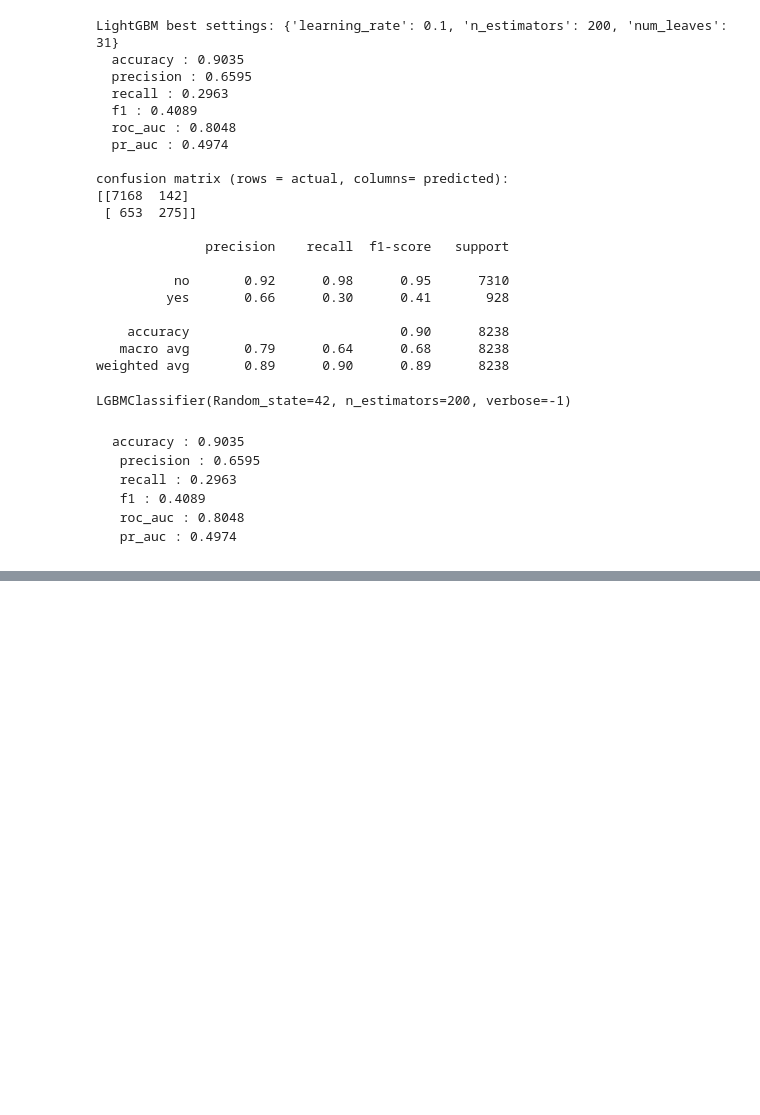
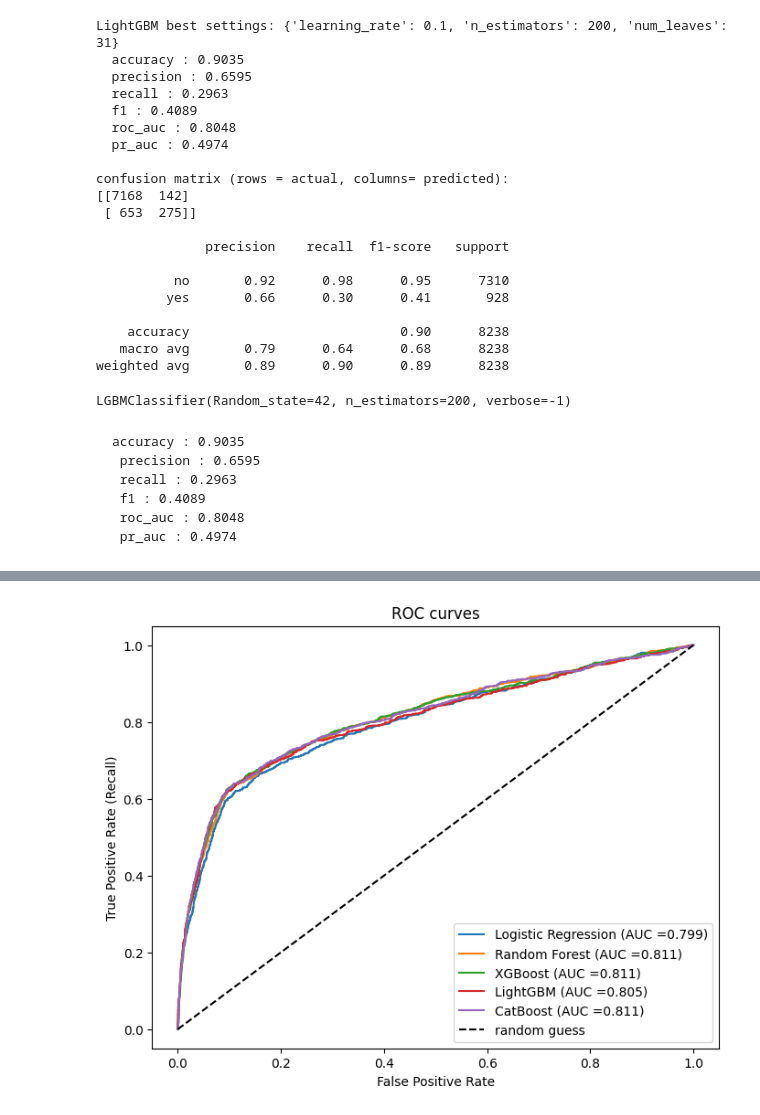
Before and after one commit to Ridima28/Banking-sales-Prediction, a Jupyter notebook: main.ipynb, the cells around one changed output, grey strips where cells are left out. Cells and saved outputs as stored; diff of their text form; code cells hidden in the pictures; blank space fills up the shorter version.

```diff
--- a/main.ipynb
+++ b/main.ipynb
@@ -408,0 +475,18 @@ LGBMClassifier(Random_state=42, n_estimators=200, verbose=-1)
+# %%
+# ROC curves for all models on the same plot
+plt.figure(figsize=(8, 6))
+for model_name in model_scores:
+
+    fpr, tpr, thresholds = roc_curve(y_test, model_scores [model_name])
+    auc_value = res [model_name] ["roc_auc"]
+    plt.plot(fpr, tpr, label=model_name +" (AUC =" + str(round(auc_value, 3) ) + ")")
+
+# the diagonal line is a model that guesses at random
+plt.plot([0, 1], [0, 1], "k--", label="random guess")
+plt.title("ROC curves")
+plt.xlabel("False Positive Rate")
+plt.ylabel("True Positive Rate (Recall)")
+plt. legend(loc="lower right")
+plt.show()
+# %% [output]
+[figure, added]
```
Also changed, not shown: parts of 7 cells of this notebook, 4 other files.
